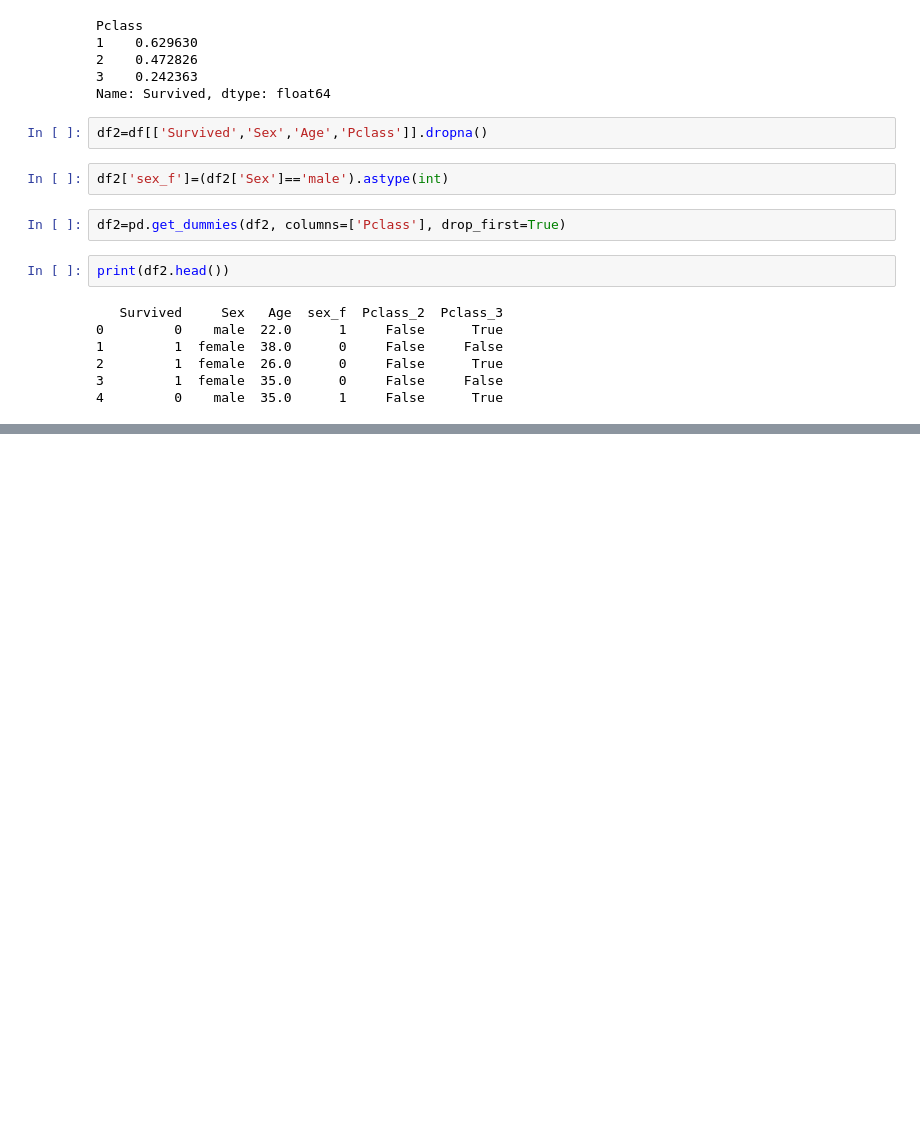
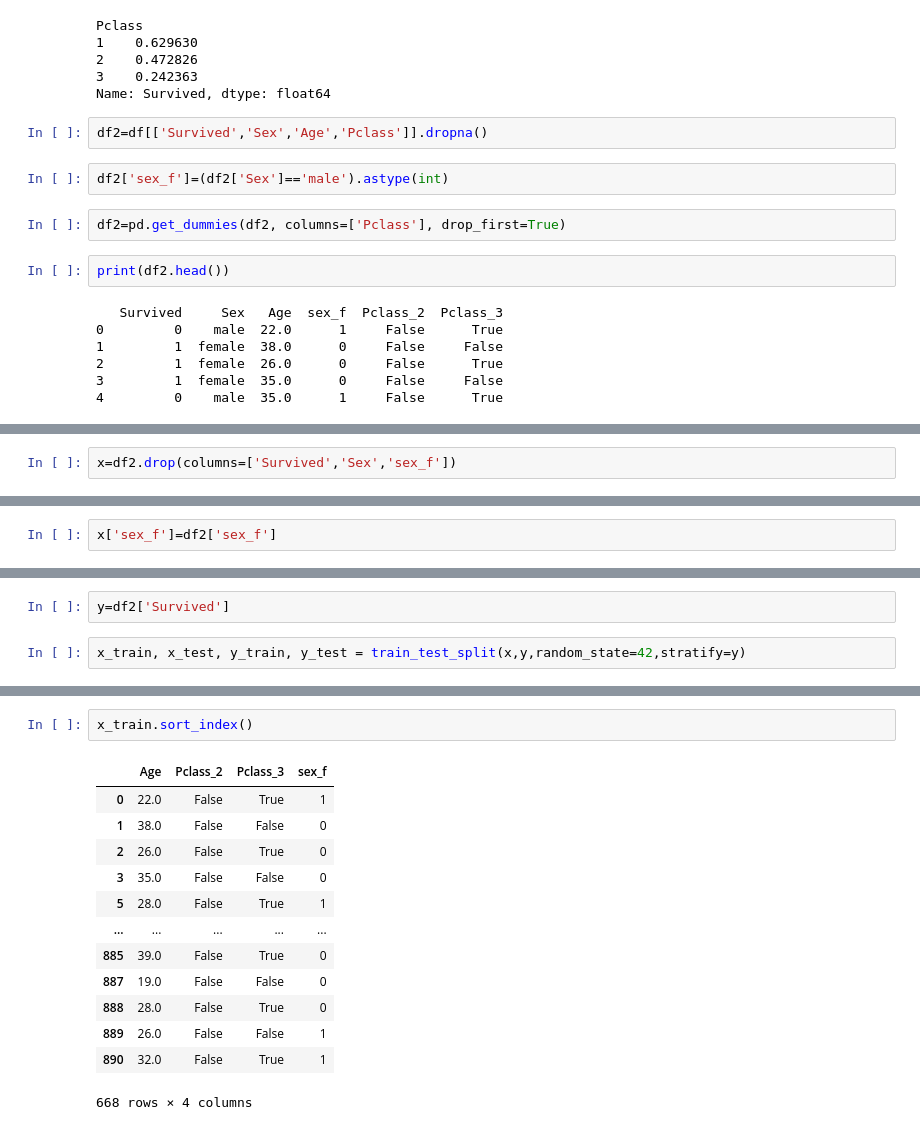
Before and after one commit to Anushavusirikala/My_pthon_journey, a Jupyter notebook: Welcome_to_Colab.ipynb, the cells around one changed output, grey strips where cells are left out. Saved outputs shown, nothing was run; the diff lists cells and outputs as text; blank space fills up the shorter version.

```diff
--- a/Welcome_to_Colab.ipynb
+++ b/Welcome_to_Colab.ipynb
@@ -500,0 +514,2 @@ print(df2.head())
+# %%
+x=df2.drop(columns=['Survived','Sex','sex_f'])
@@ -500,0 +533,2 @@ print(df2.head())
+# %%
+x['sex_f']=df2['sex_f']
@@ -500,0 +552,4 @@ print(df2.head())
+# %%
+y=df2['Survived']
+# %%
+x_train, x_test, y_train, y_test = train_test_split(x,y,random_state=42,stratify=y)
@@ -500,0 +593,16 @@ print(df2.head())
+# %%
+x_train.sort_index()
+# %% [output]
+|  | Age | Pclass_2 | Pclass_3 | sex_f |
+| 0 | 22.0 | False | True | 1 |
+| 1 | 38.0 | False | False | 0 |
+| 2 | 26.0 | False | True | 0 |
+| 3 | 35.0 | False | False | 0 |
+| 5 | 28.0 | False | True | 1 |
+| ... | ... | ... | ... | ... |
+| 885 | 39.0 | False | True | 0 |
+| 887 | 19.0 | False | False | 0 |
+| 888 | 28.0 | False | True | 0 |
+| 889 | 26.0 | False | False | 1 |
+| 890 | 32.0 | False | True | 1 |
+668 rows × 4 columns
```
Also changed, not shown: parts of 55 cells of this notebook.
